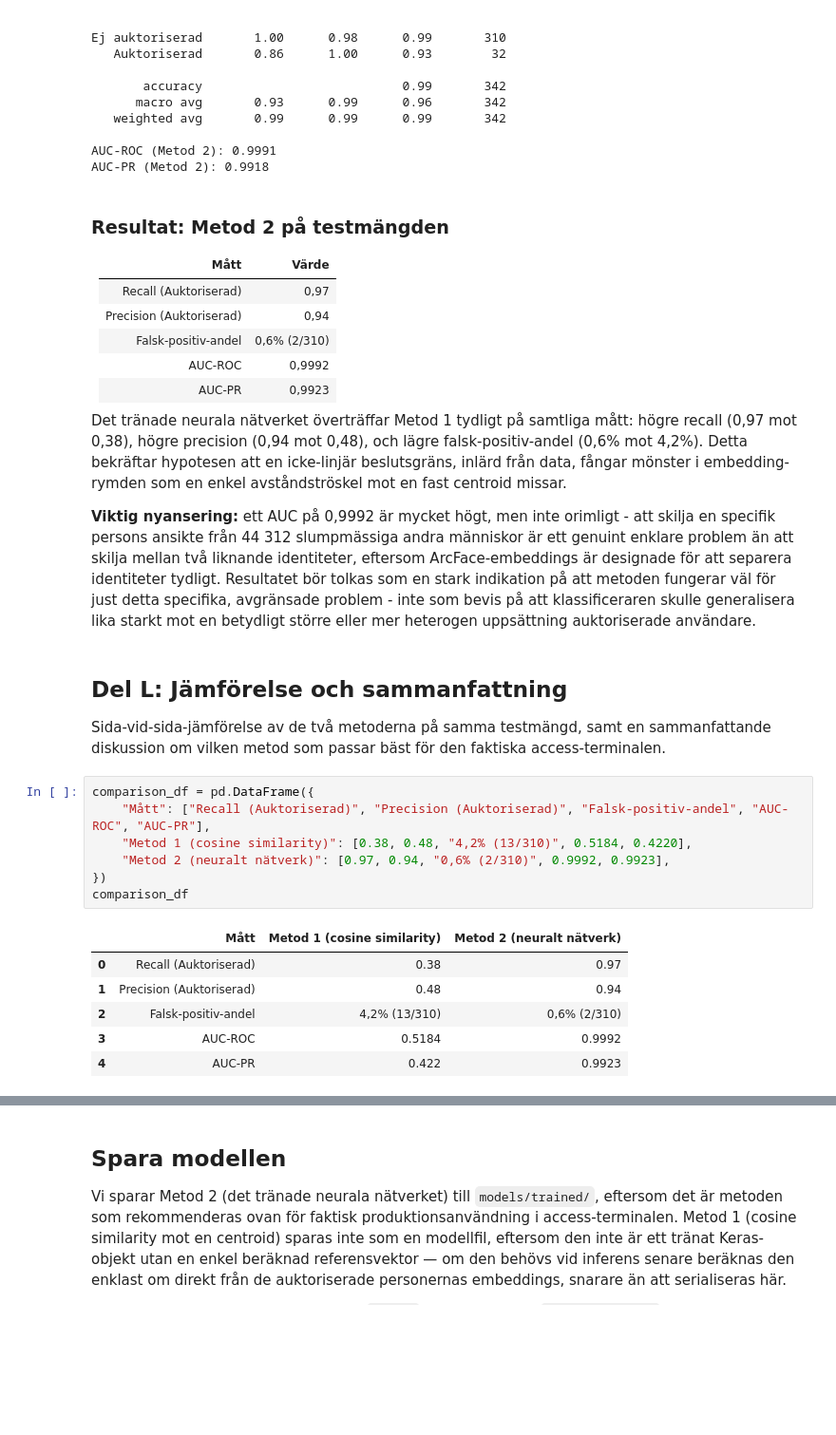
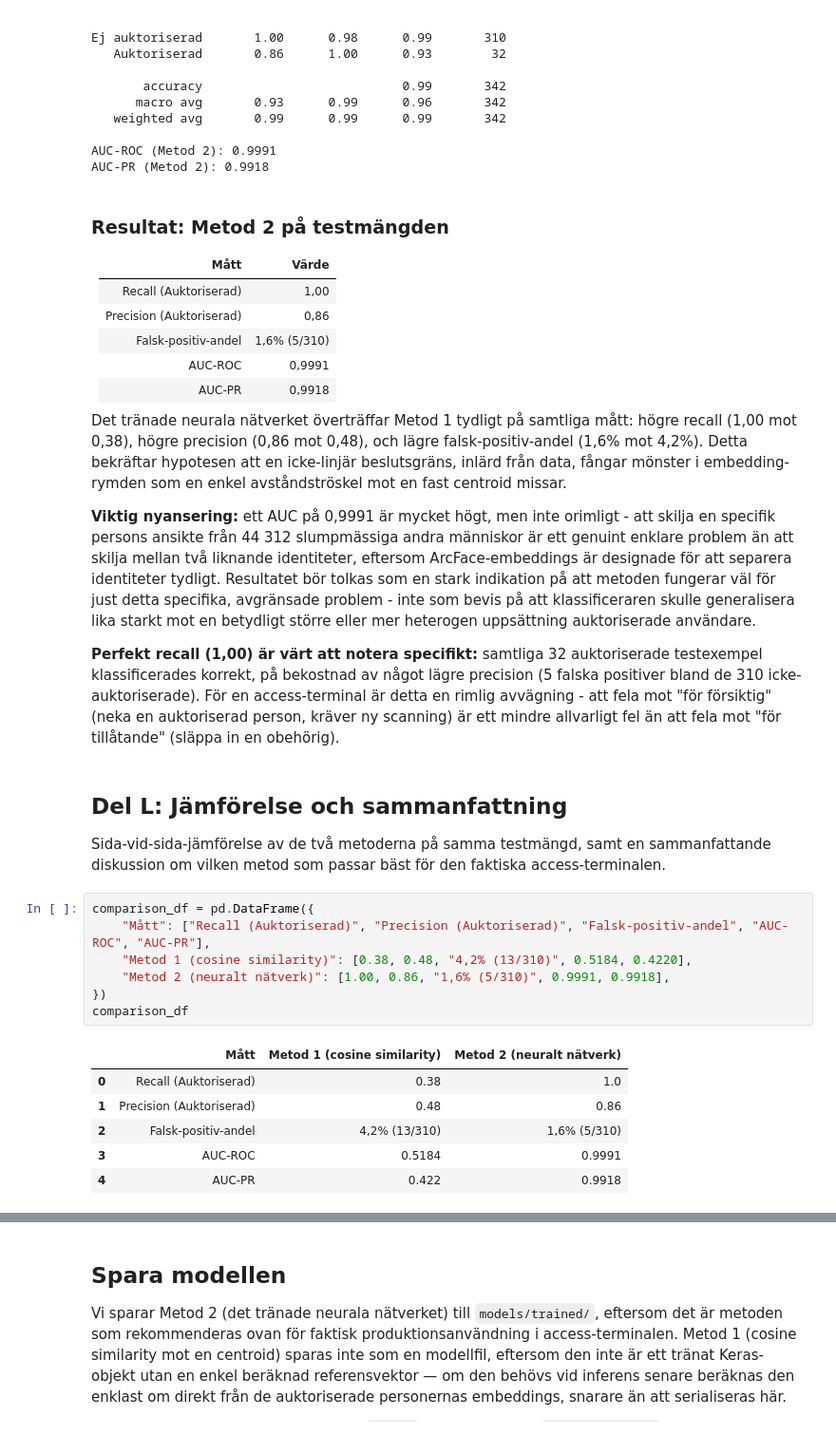
Before and after one commit to nicklasskoglund/biometric-access-terminal, a Jupyter notebook: notebooks/04_supervised_classification.ipynb, the cells around one changed output, grey strips where cells are left out. Shown at 95% size. Saved outputs shown, nothing was run; the diff lists cells and outputs as text; blank space fills up the shorter version.

```diff
--- a/notebooks/04_supervised_classification.ipynb
+++ b/notebooks/04_supervised_classification.ipynb
@@ -858,19 +866,19 @@ AUC-PR (Metod 2): 0.9918
 
 | Mått | Värde |
 |---|---|
-| Recall (Auktoriserad) | 0,97 |
-| Precision (Auktoriserad) | 0,94 |
-| Falsk-positiv-andel | 0,6% (2/310) |
-| AUC-ROC | 0,9992 |
-| AUC-PR | 0,9923 |
+| Recall (Auktoriserad) | 1,00 |
+| Precision (Auktoriserad) | 0,86 |
+| Falsk-positiv-andel | 1,6% (5/310) |
+| AUC-ROC | 0,9991 |
+| AUC-PR | 0,9918 |
 
 Det tränade neurala nätverket överträffar Metod 1 tydligt på samtliga mått:
-högre recall (0,97 mot 0,38), högre precision (0,94 mot 0,48), och lägre
-falsk-positiv-andel (0,6% mot 4,2%). Detta bekräftar hypotesen att en
+högre recall (1,00 mot 0,38), högre precision (0,86 mot 0,48), och lägre
+falsk-positiv-andel (1,6% mot 4,2%). Detta bekräftar hypotesen att en
 icke-linjär beslutsgräns, inlärd från data, fångar mönster i embedding-rymden
 som en enkel avståndströskel mot en fast centroid missar.
 
-**Viktig nyansering:** ett AUC på 0,9992 är mycket högt, men inte orimligt -
+**Viktig nyansering:** ett AUC på 0,9991 är mycket högt, men inte orimligt -
 att skilja en specifik persons ansikte från 44 312 slumpmässiga andra
 människor är ett genuint enklare problem än att skilja mellan två liknande
 identiteter, eftersom ArcFace-embeddings är designade för att separera
@@ -878,6 +886,13 @@ identiteter tydligt. Resultatet bör tolkas som en stark indikation på att
 metoden fungerar väl för just detta specifika, avgränsade problem - inte
 som bevis på att klassificeraren skulle generalisera lika starkt mot en
 betydligt större eller mer heterogen uppsättning auktoriserade användare.
+
+**Perfekt recall (1,00) är värt att notera specifikt:** samtliga 32
+auktoriserade testexempel klassificerades korrekt, på bekostnad av något
+lägre precision (5 falska positiver bland de 310 icke-auktoriserade). För
+en access-terminal är detta en rimlig avvägning - att fela mot "för
+försiktig" (neka en auktoriserad person, kräver ny scanning) är ett mindre
+allvarligt fel än att fela mot "för tillåtande" (släppa in en obehörig).
 # %% [markdown]
 ## Del L: Jämförelse och sammanfattning
 
@@ -887,17 +902,17 @@ access-terminalen.
 # %%
 comparison_df = pd.DataFrame({
     "Mått": ["Recall (Auktoriserad)", "Precision (Auktoriserad)", "Falsk-positiv-andel", "AUC-ROC", "AUC-PR"],
     "Metod 1 (cosine similarity)": [0.38, 0.48, "4,2% (13/310)", 0.5184, 0.4220],
-    "Metod 2 (neuralt nätverk)": [0.97, 0.94, "0,6% (2/310)", 0.9992, 0.9923],
+    "Metod 2 (neuralt nätverk)": [1.00, 0.86, "1,6% (5/310)", 0.9991, 0.9918],
 })
 comparison_df
 # %% [output]
 |  | Mått | Metod 1 (cosine similarity) | Metod 2 (neuralt nätverk) |
-| 0 | Recall (Auktoriserad) | 0.38 | 0.97 |
-| 1 | Precision (Auktoriserad) | 0.48 | 0.94 |
-| 2 | Falsk-positiv-andel | 4,2% (13/310) | 0,6% (2/310) |
-| 3 | AUC-ROC | 0.5184 | 0.9992 |
-| 4 | AUC-PR | 0.422 | 0.9923 |
+| 0 | Recall (Auktoriserad) | 0.38 | 1.0 |
+| 1 | Precision (Auktoriserad) | 0.48 | 0.86 |
+| 2 | Falsk-positiv-andel | 4,2% (13/310) | 1,6% (5/310) |
+| 3 | AUC-ROC | 0.5184 | 0.9991 |
+| 4 | AUC-PR | 0.422 | 0.9918 |
 # %% [markdown]
 ### Slutsats: vilken metod bör användas i access-terminalen?
 
```
Also changed, not shown: parts of 2 cells of this notebook.
